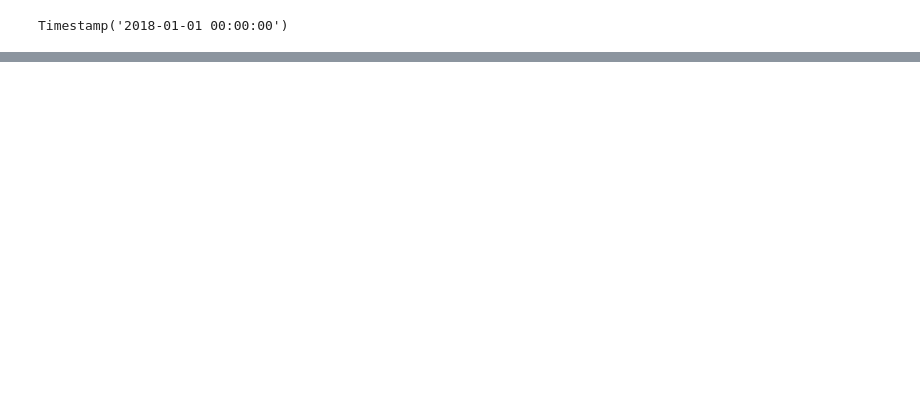
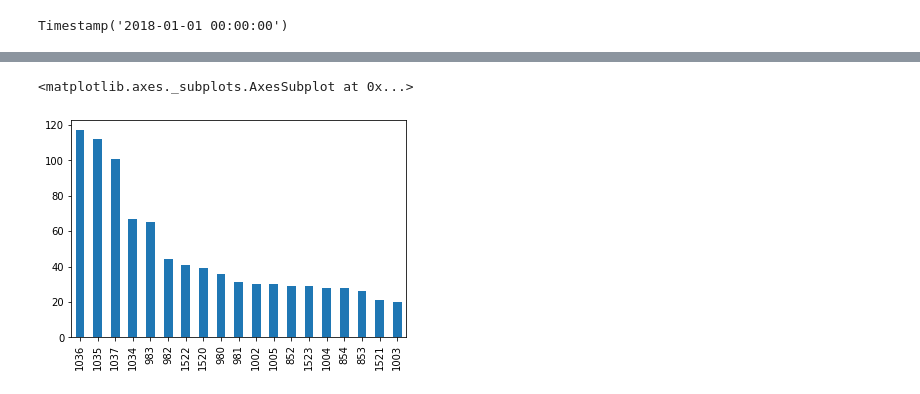
Before and after one commit to luisriego/An-lise-de-dados-com-Python-e-Pandas, a Jupyter notebook: excel_init.ipynb, the cells around one changed output, grey strips where cells are left out. Drawn from its saved outputs; the diff is of its cells as text; code cells hidden in the pictures; blank space fills up the shorter version.

```diff
--- a/excel_init.ipynb
+++ b/excel_init.ipynb
@@ -248,0 +272,5 @@ vendas_marco_19.sample(20)
+# %%
+df["LojaID"].value_counts(ascending=False).plot.bar()
+# %% [output]
+<matplotlib.axes._subplots.AxesSubplot at 0x...>
+[figure, added]
```
Also changed, not shown: parts of 21 cells of this notebook.
